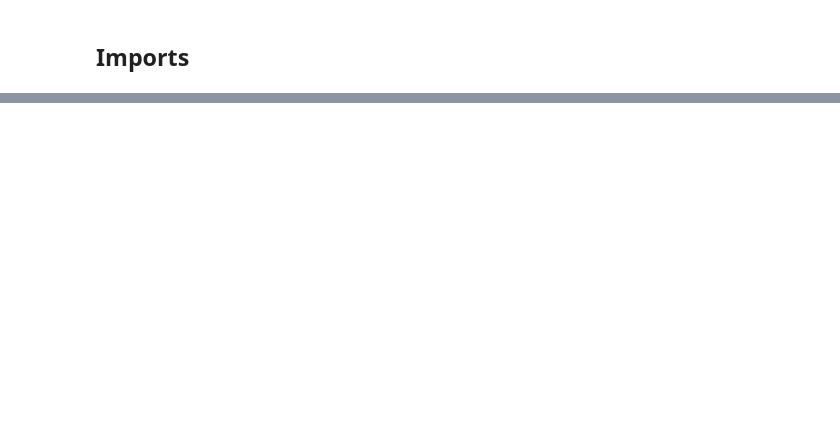
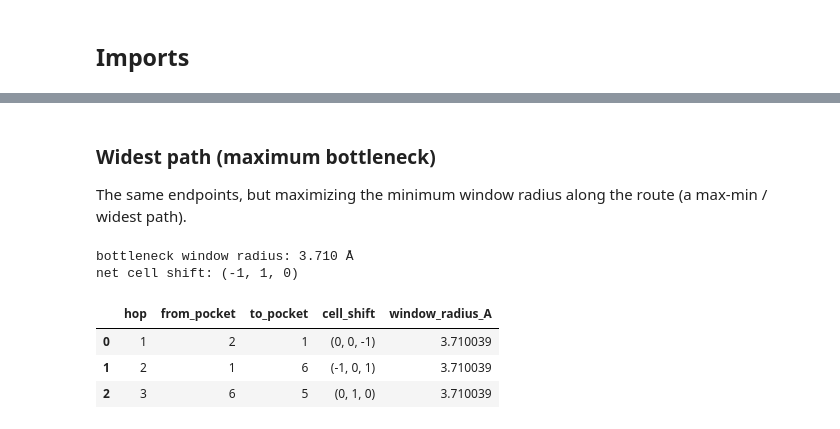
Before and after one commit to mofography/mofography, a Jupyter notebook: docs/percolated_paths_tutorial.ipynb, the cells around one changed output, grey strips where cells are left out. Saved outputs shown, nothing was run; the diff lists cells and outputs as text; code cells hidden in the pictures; blank space fills up the shorter version.

```diff
--- a/docs/percolated_paths_tutorial.ipynb
+++ b/docs/percolated_paths_tutorial.ipynb
@@ -272,0 +222,17 @@ In this tutorial, we illustrated how to compute percolation paths in a crystalli
+# %% [markdown]
+### Widest path (maximum bottleneck)
+
+The same endpoints, but maximizing the minimum window radius along the route (a max-min / widest path).
+# %%
+wide_nodes, wide_steps, wide_bn, wide_shift = widest_pocket_path(G, src_pocket, dst_pocket)
+wide_df = path_to_dataframe(wide_nodes, wide_steps, wide_shift)
+print(f"bottleneck window radius: {wide_bn:.3f} Å")
+print("net cell shift:", wide_shift)
+wide_df
+# %% [output]
+bottleneck window radius: 3.710 Å
+net cell shift: (-1, 1, 0)
+|  | hop | from_pocket | to_pocket | cell_shift | window_radius_A |
+| 0 | 1 | 2 | 1 | (0, 0, -1) | 3.710039 |
+| 1 | 2 | 1 | 6 | (-1, 0, 1) | 3.710039 |
+| 2 | 3 | 6 | 5 | (0, 1, 0) | 3.710039 |
```
Also changed, not shown: parts of 46 cells of this notebook.
